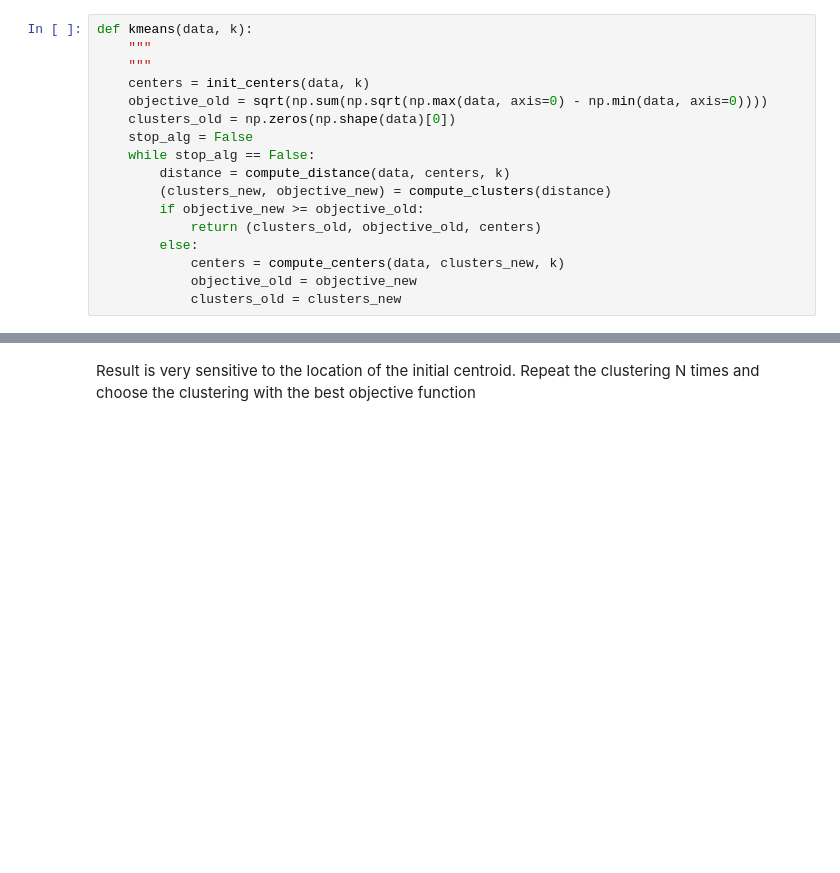
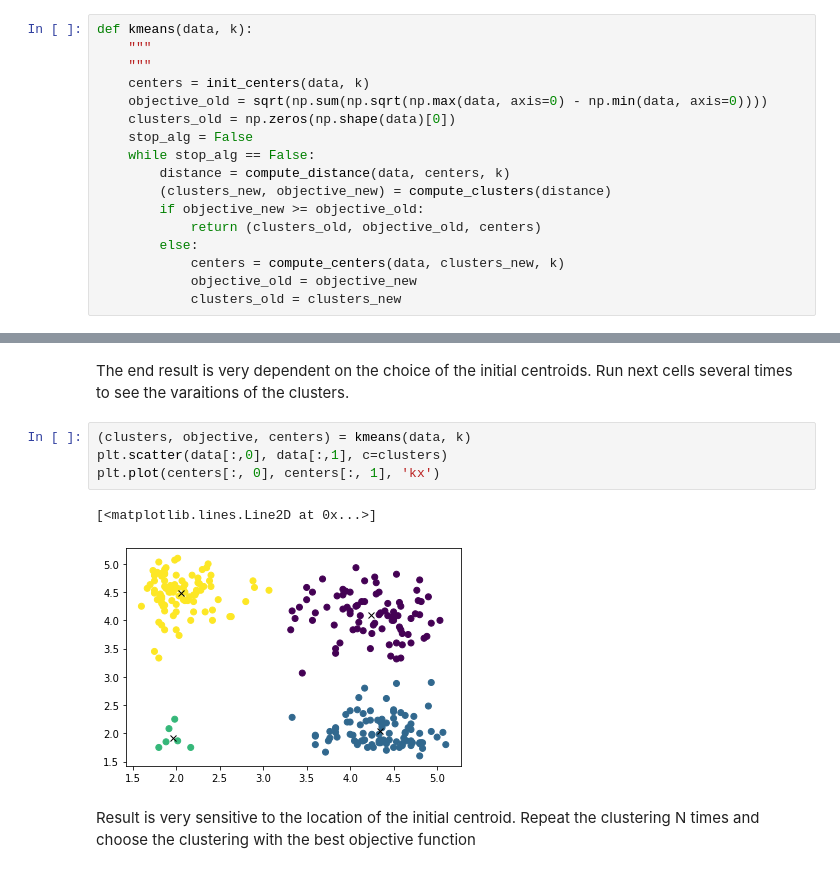
Before and after one commit to ArianeDucellier/Programmation, a Jupyter notebook: ML/kmeans_tutorial.ipynb, the cells around one changed output, grey strips where cells are left out. Cells and saved outputs as stored; diff of their text form; blank space fills up the shorter version.

```diff
--- a/ML/kmeans_tutorial.ipynb
+++ b/ML/kmeans_tutorial.ipynb
@@ -91,3 +131,12 @@ def kmeans(data, k):
+# %% [markdown]
+The end result is very dependent on the choice of the initial centroids. Run next cells several times to see the varaitions of the clusters.
+# %%
+(clusters, objective, centers) = kmeans(data, k)
+plt.scatter(data[:,0], data[:,1], c=clusters)
+plt.plot(centers[:, 0], centers[:, 1], 'kx')
+# %% [output]
+[<matplotlib.lines.Line2D at 0x...>]
+[figure, added]
 # %% [markdown]
 Result is very sensitive to the location of the initial centroid. Repeat the clustering N times and choose the clustering with the best objective function
 # %%
```
Also changed, not shown: parts of 20 cells of this notebook, 4 other files.
